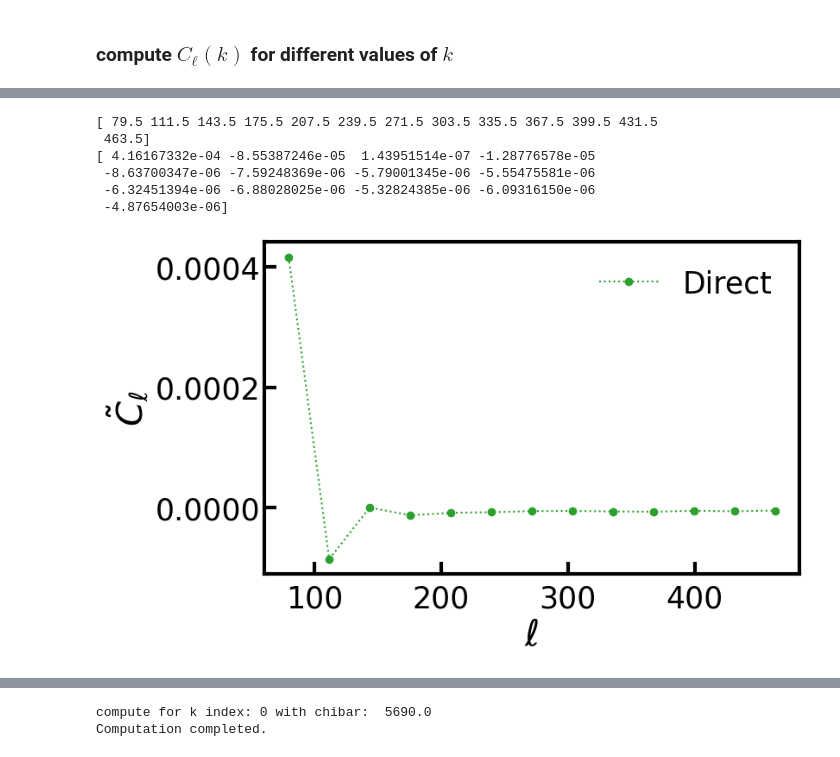
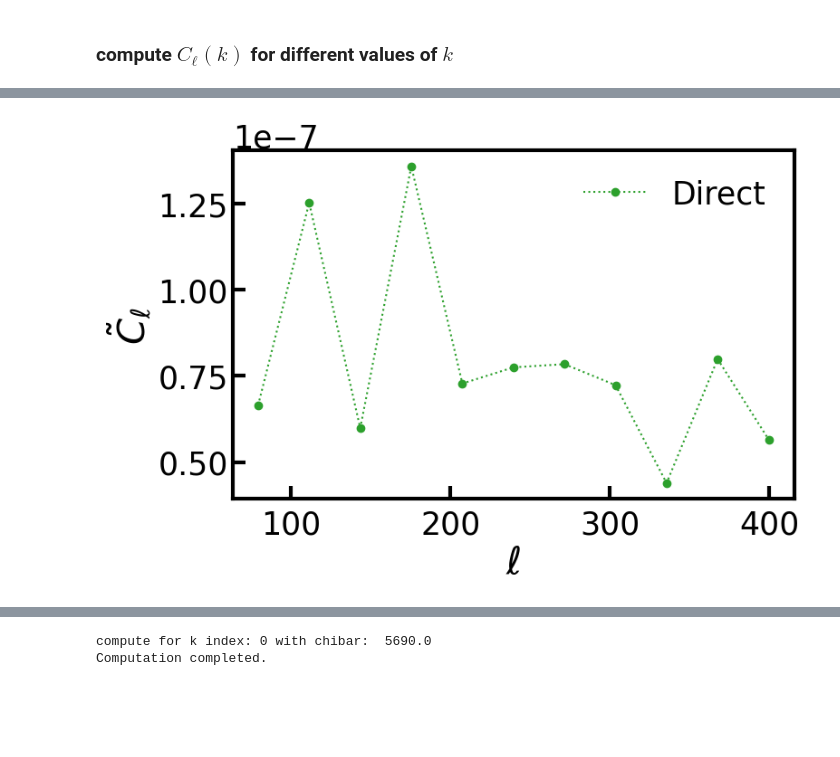
Before and after one commit to roger2b/directsht-lya, a Jupyter notebook: notebooks/lya_GRFs_directSHT.ipynb, the cells around one changed output, grey strips where cells are left out. Cells and saved outputs as stored; diff of their text form; code cells hidden in the pictures; blank space fills up the shorter version.

```diff
--- a/notebooks/lya_GRFs_directSHT.ipynb
+++ b/notebooks/lya_GRFs_directSHT.ipynb
@@ -83,6 +83,3 @@ all_x, all_y, all_z, all_w_rand, all_w_gal, Nskew = GRF.process_skewers(Nskew=nu
 # %% [output]
 N_skew = 9797 / 262144
 Displacing box by 5.000e+03
-# %%
-# CAREFUL: mean 0 of all_w_gal to have w*delta
-all_w_gal = all_w_gal-all_w_rand
@@ -159,3 +130,3 @@ def compute_dft(chi_grid, mask, delta):
 # %%
-k_arr, FT_mask, FT_delta = compute_dft(chi_grid, all_w_rand, all_w_gal)
+k_arr, FT_mask, FT_delta = sht_lya.compute_dft(chi_grid, all_w_rand, all_w_gal)
 # %% [markdown]
@@ -234,3 +199,5 @@ plt.savefig('./plots/harmonic_window.pdf')
 # %% [markdown]
 ## compute Wigner3j
+# %%
+precompute_Wigner3j = False
 # %%
@@ -361,11 +296,0 @@ plt.show()
-# %%
-k_idx =0
-# Get harmonic coefficients for the data and measure raw Cls
-hdat = sht(tdata,pdata,wdata[:,k_idx])
-# Do the same for the randoms.
-hran = sht(trand,prand,wrand[:,k_idx])
-
-hran *= hdat[0]/hran[0]
-# and for the difference of data and randoms:
-hdif = hp.alm2cl(hdat-hran)
-#print("hatC in range [{:e},{:e}]".format(np.min(hdif[1:]),np.max(hdif[1:])))
@@ -393,34 +302,21 @@ plt.show()
 Ndiscard = 2
 binned_ells,hdif_decoupled = MD(hdif,bins)
 binned_ells,hdif_decoupled = binned_ells[Ndiscard:-Ndiscard],hdif_decoupled[Ndiscard:-Ndiscard]
-# %%
-print(binned_ells)
-print(hdif_decoupled)
-# %% [output]
-[ 79.5 111.5 143.5 175.5 207.5 239.5 271.5 303.5 335.5 367.5 399.5 431.5
- 463.5]
-[ 4.16167332e-04 -8.55387246e-05  1.43951514e-07 -1.28776578e-05
- -8.63700347e-06 -7.59248369e-06 -5.79001345e-06 -5.55475581e-06
- -6.32451394e-06 -6.88028025e-06 -5.32824385e-06 -6.09316150e-06
- -4.87654003e-06]
 # %%
-fig,ax = plt.subplots(1,1,figsize=(8,5))
-ax.plot(binned_ells,hdif_decoupled,'o:',color='C2',label='Direct')
-#
-# Compare to the theory convolved with the bandpower window function -- we
-# expect some differences due to sample variance, but they shouldn't be huge.
-# clt_conv = np.dot(Mbl,cl_theory[:Mbl.shape[1]])
-# ax.plot(binned_ells, clt_conv[Ndiscard:-Ndiscard],'o:',color='C1',label='Theory')
-#
-# ax.set_xscale('log')
-# ax.set_yscale('log')
-ax.set_xlabel(r'$\ell$')
-ax.set_ylabel(r'$\tilde{C}_\ell$')
-#
-ax.legend()
-plt.savefig('./plots/harmonic_tildeC.pdf', bbox_inches='tight')
+if do_plots:
+    # we don't want to deconvolve the theory
+    fig,ax = plt.subplots(1,1,figsize=(8,5))
+    ax.plot(binned_ells,hdif_decoupled,'o:',color='C2',label='Direct')
+    # Compare to the theory convolved with the bandpower window function -- we
+    # expect some differences due to sample variance, but they shouldn't be huge.
+    # clt_conv = np.dot(Mbl,cl_theory[:Mbl.shape[1]])
+    # ax.plot(binned_ells, clt_conv[Ndiscard:-Ndiscard],'o:',color='C1',label='Theory')
+    ax.set_xlabel(r'$\ell$')
+    ax.set_ylabel(r'$\tilde{C}_\ell$')
+    ax.legend()
+    plt.savefig('./plots/harmonic_tildeC.pdf', bbox_inches='tight')
 # %% [output]
-[figure, old version]
+[figure, new version]
 # %% [markdown]
 # compute theory power spectrum
 $$\Large  C_\ell(k)  = \sum_{L \lambda}  F_{\ell L \lambda} \int\frac{dk'}{2\pi\,\bar{\chi}^2}\ P(L/\bar{\chi},k') \sum_{jk} P_\lambda(\hat{n}_j\cdot\hat{n}_k) \widetilde{K}_j^\star(k-k')\widetilde{K}_k(k-k') $$
```
Also changed, not shown: parts of 45 cells of this notebook, 6 other files.
